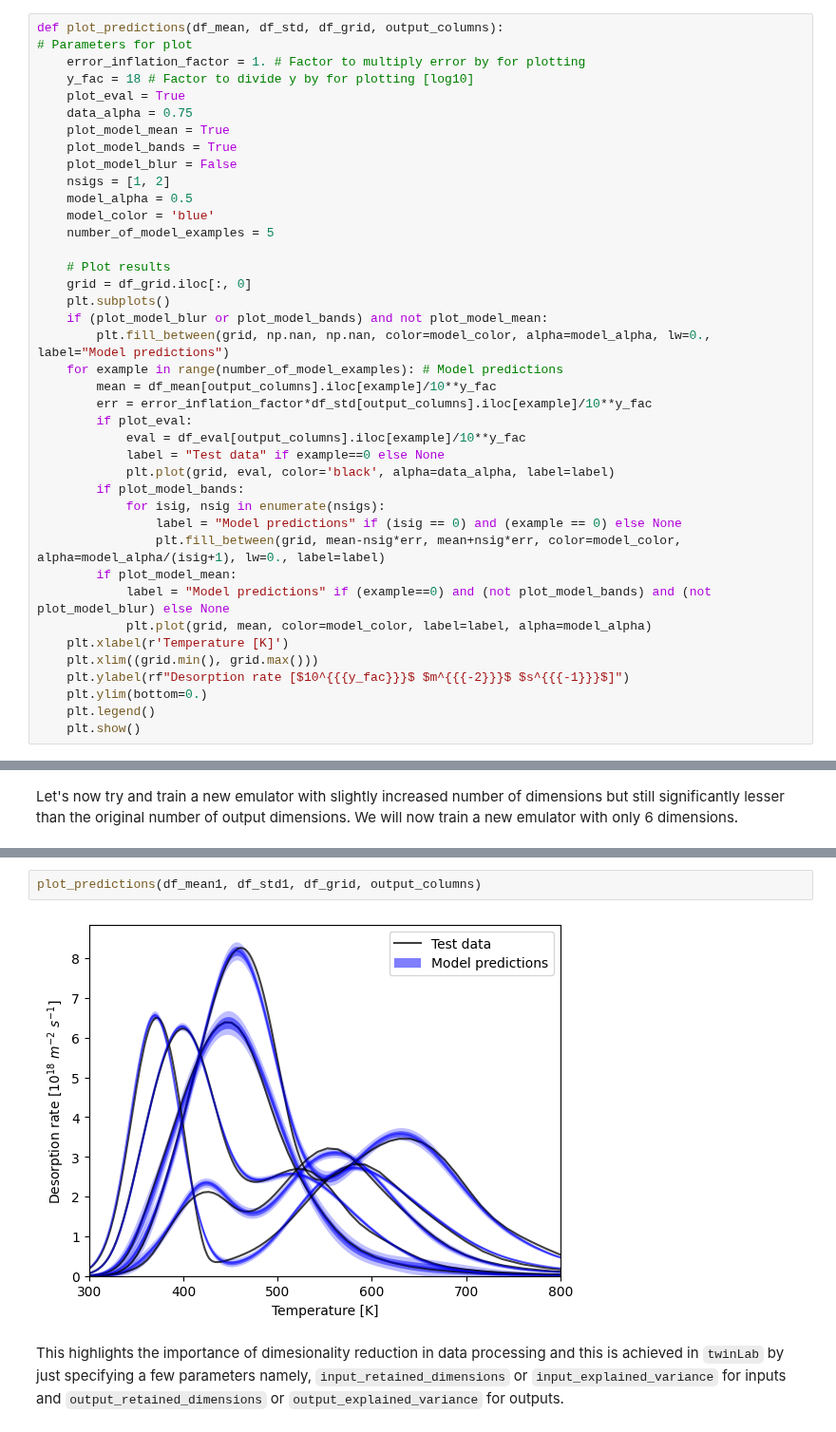
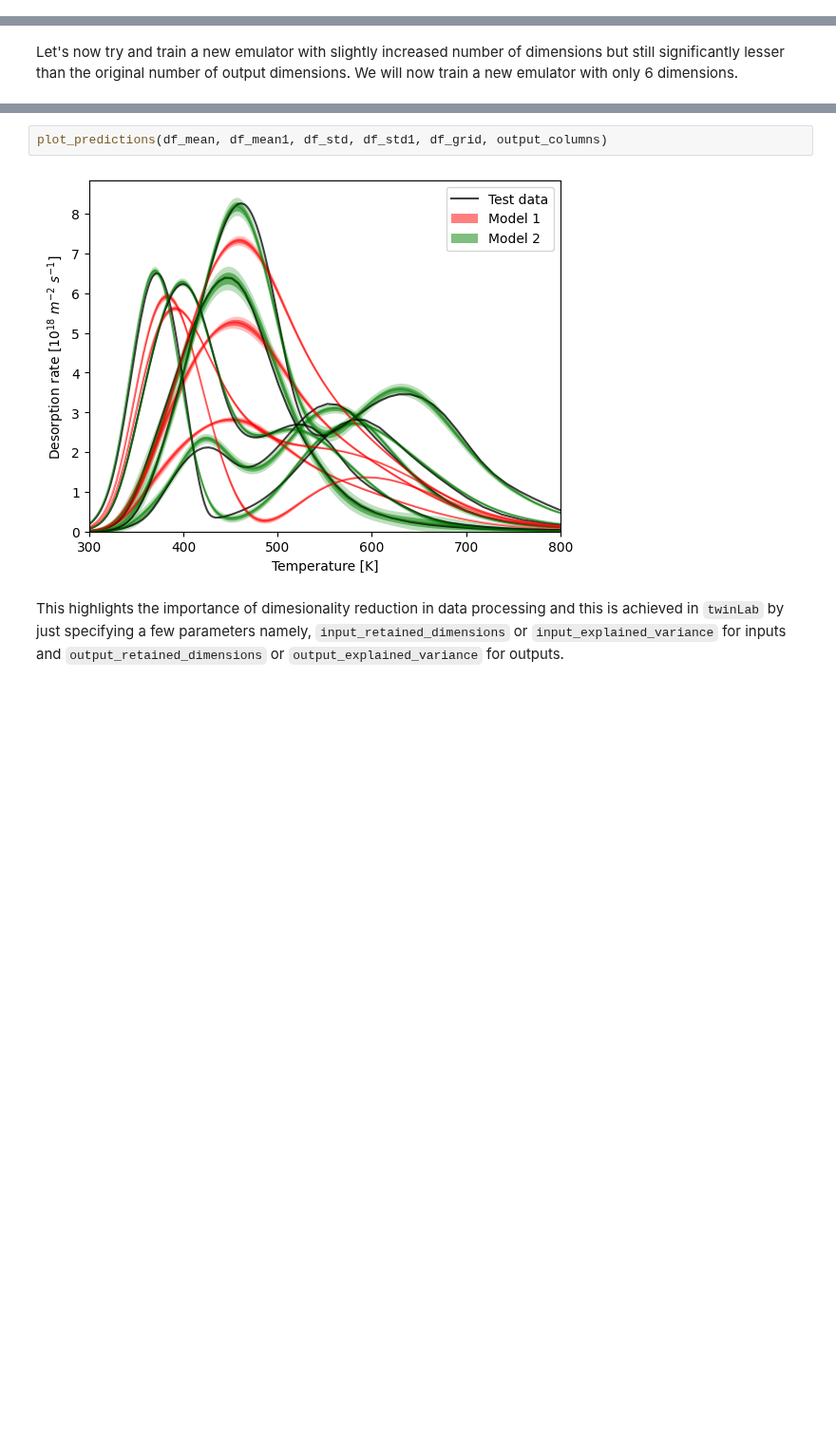
Before and after one commit to digiLab-ai/twinLab-Tutorials, a Jupyter notebook: 08-dimensionality_reduction.ipynb, the cells around one changed output, grey strips where cells are left out. Shown at 95% size. Drawn from its saved outputs; the diff is of its cells as text; blank space fills up the shorter version.

Commit message:
Combined two plots into one

```diff
--- a/08-dimensionality_reduction.ipynb
+++ b/08-dimensionality_reduction.ipynb
@@ -86,40 +95,0 @@ We define a function to plot the predictions of the trained emulator alongside t
-# %%
-def plot_predictions(df_mean, df_std, df_grid, output_columns):
-# Parameters for plot
-    error_inflation_factor = 1. # Factor to multiply error by for plotting
-    y_fac = 18 # Factor to divide y by for plotting [log10]
-    plot_eval = True
-    data_alpha = 0.75
-    plot_model_mean = True
-    plot_model_bands = True
-    plot_model_blur = False
-    nsigs = [1, 2]
-    model_alpha = 0.5
-    model_color = 'blue'
-    number_of_model_examples = 5
-
-    # Plot results
-    grid = df_grid.iloc[:, 0]
-    plt.subplots()
-    if (plot_model_blur or plot_model_bands) and not plot_model_mean:
-        plt.fill_between(grid, np.nan, np.nan, color=model_color, alpha=model_alpha, lw=0., label="Model predictions")
-    for example in range(number_of_model_examples): # Model predictions
-        mean = df_mean[output_columns].iloc[example]/10**y_fac
-        err = error_inflation_factor*df_std[output_columns].iloc[example]/10**y_fac
-        if plot_eval:
-            eval = df_eval[output_columns].iloc[example]/10**y_fac
-            label = "Test data" if example==0 else None
-            plt.plot(grid, eval, color='black', alpha=data_alpha, label=label)
-        if plot_model_bands:
-            for isig, nsig in enumerate(nsigs):
-                label = "Model predictions" if (isig == 0) and (example == 0) else None
-                plt.fill_between(grid, mean-nsig*err, mean+nsig*err, color=model_color, alpha=model_alpha/(isig+1), lw=0., label=label)
-        if plot_model_mean:
-            label = "Model predictions" if (example==0) and (not plot_model_bands) and (not plot_model_blur) else None
-            plt.plot(grid, mean, color=model_color, label=label, alpha=model_alpha)
-    plt.xlabel(r'Temperature [K]')
-    plt.xlim((grid.min(), grid.max()))
-    plt.ylabel(rf"Desorption rate [$10^{{{y_fac}}}$ $m^{{{-2}}}$ $s^{{{-1}}}$]")
-    plt.ylim(bottom=0.)
-    plt.legend()
-    plt.show()
@@ -162,6 +183,6 @@ Plot the predictions for the new emulator. The predictions are very accurate! We
 # %%
-plot_predictions(df_mean1, df_std1, df_grid, output_columns)
+plot_predictions(df_mean, df_mean1, df_std, df_std1, df_grid, output_columns)
 # %% [output]
-[figure, old version]
+[figure, new version]
 # %% [markdown]
 This highlights the importance of dimesionality reduction in data processing and this is achieved in `twinLab` by just specifying a few parameters namely, `input_retained_dimensions` or `input_explained_variance` for inputs and `output_retained_dimensions` or `output_explained_variance` for outputs.
```
Also changed, not shown: parts of 10 cells of this notebook.
